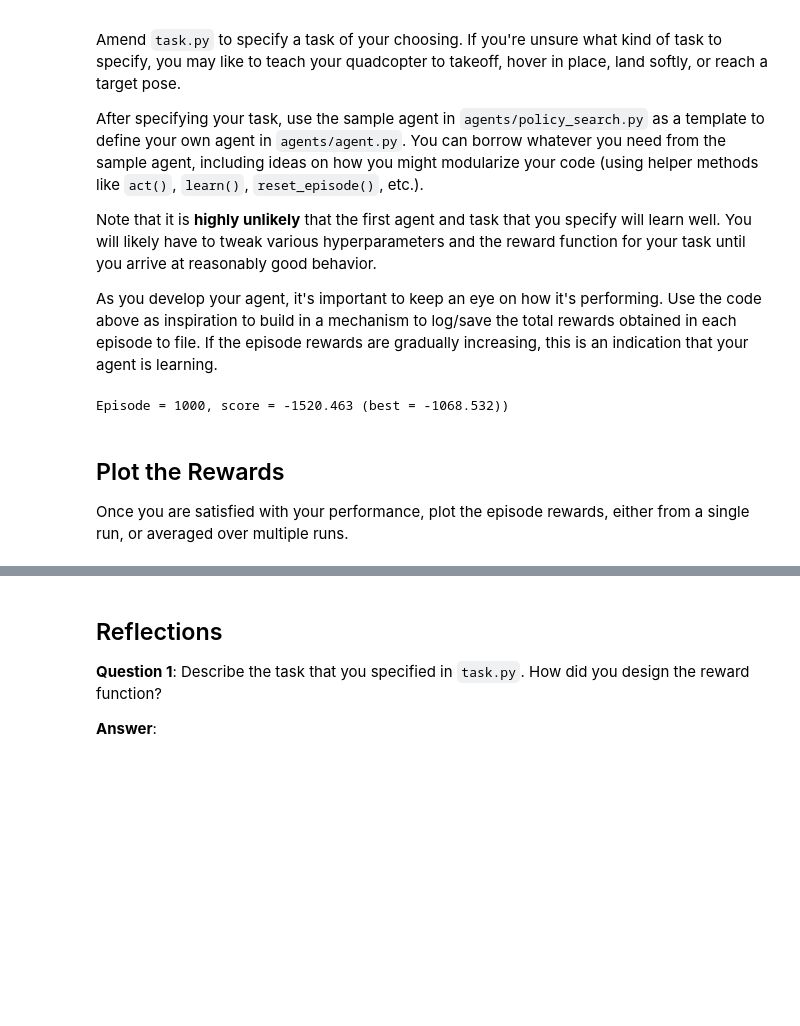
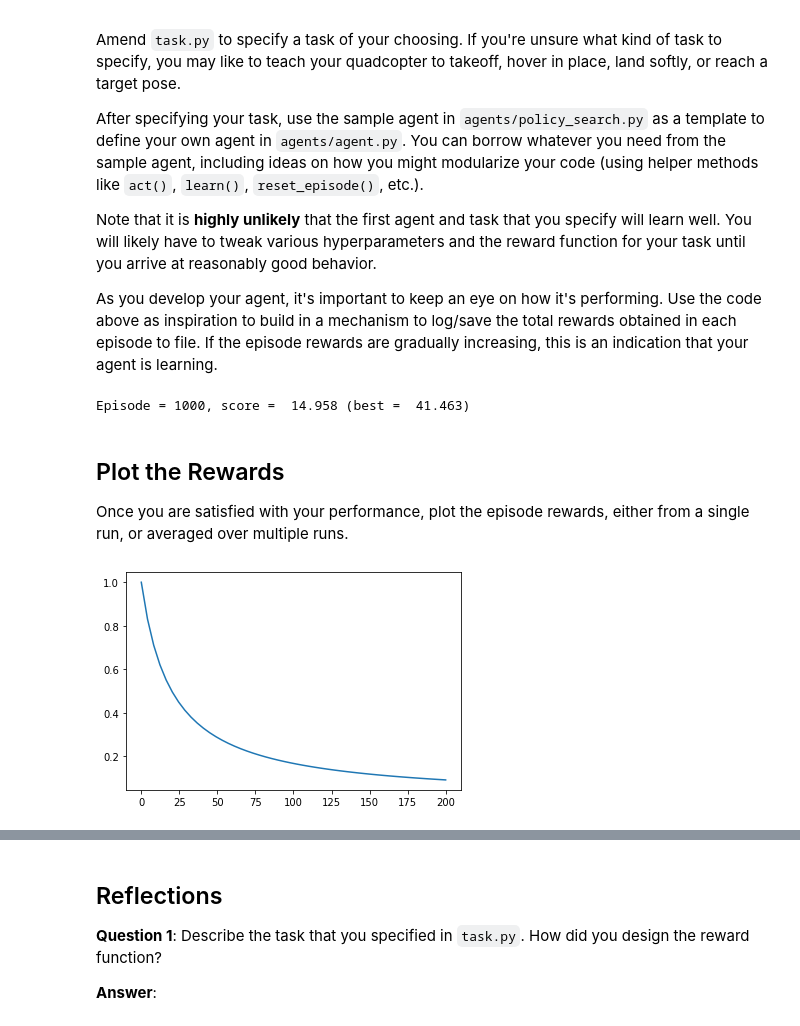
Before and after one commit to robertlizatovic/quadcopter_project, a Jupyter notebook: Quadcopter_Project.ipynb, the cells around one changed output, grey strips where cells are left out. Drawn from its saved outputs; the diff is of its cells as text; code cells hidden in the pictures; blank space fills up the shorter version.

Commit message:
first good reward function

```diff
--- a/Quadcopter_Project.ipynb
+++ b/Quadcopter_Project.ipynb
@@ -220,7 +223,7 @@ from agents.agent import DDPG
 from task import Task
 
 num_episodes = 1000
-target_pos = np.array([10., 10., 20.])
+target_pos = np.array([20., 20., 100.])
 task = Task(target_pos=target_pos)
 agent = DDPG(task)
 
@@ -244,7 +247,7 @@ for i_episode in range(1, num_episodes+1):
             break
     sys.stdout.flush()
 # %% [output]
-Episode = 1000, score = -1520.463 (best = -1068.532))
+Episode = 1000, score =  14.958 (best =  41.463)
 # %%
 import csv
 
@@ -278,6 +284,13 @@ with open(file_output, 'w') as csvfile:
 ## Plot the Rewards
 
 Once you are satisfied with your performance, plot the episode rewards, either from a single run, or averaged over multiple runs.
+# %%
+# inspect the reward function
+d = np.linspace(0, 200)
+r = 1 / (1 + 0.05 * d)
+_ = plt.plot(d, r)
+# %% [output]
+[figure, added]
 # %%
 ## TODO: Plot the rewards.
 import matplotlib.pyplot as plt
```
Also changed, not shown: parts of 4 cells of this notebook, 3 other files.
